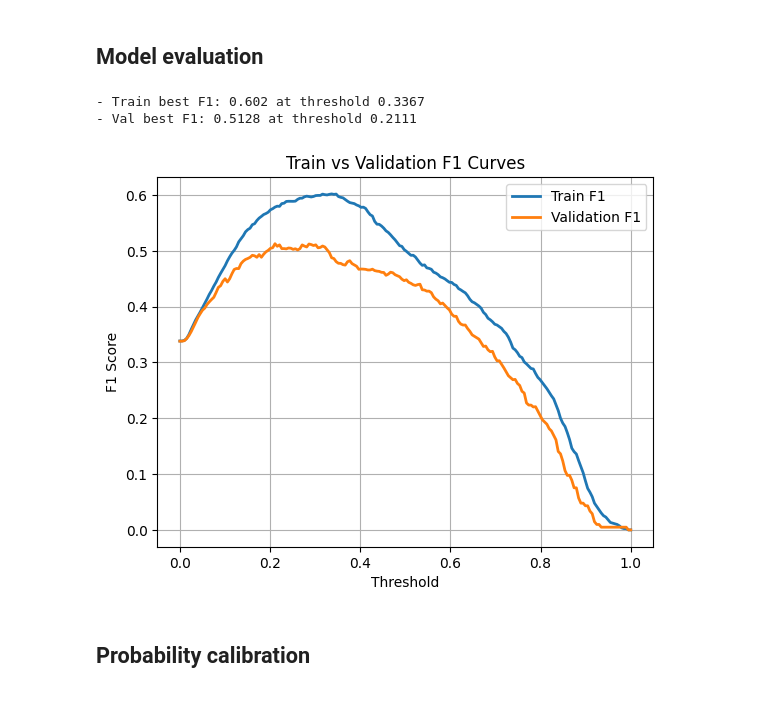
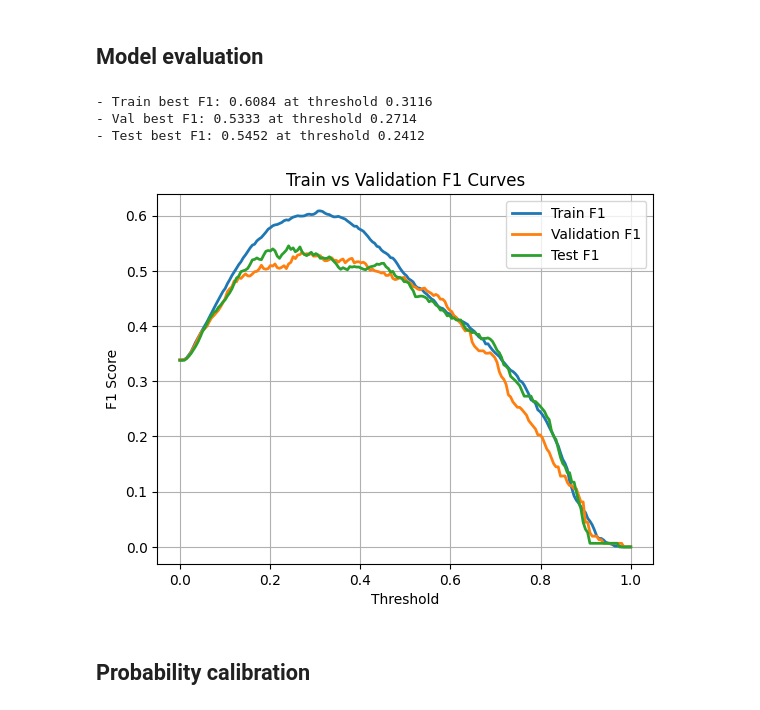
Before and after one commit to ArnauFabregat/probability_estimation, a Jupyter notebook: notebooks/xgboost.ipynb, the cells around one changed output. Cells and saved outputs as stored; diff of their text form; code cells hidden in the pictures.

```diff
--- a/notebooks/xgboost.ipynb
+++ b/notebooks/xgboost.ipynb
@@ -51,10 +51,13 @@ print(f"Imbalance Ratio: {ir_tr:.2f} (n0={n0}, n1={n1})")
 # %% [output]
 Imbalance Ratio: 3.91 (n0=7963, n1=2037)
 # %%
-# Train / validation split
-x_tr, x_val, y_tr, y_val = train_test_split(
-    X, y, test_size=0.2, random_state=42, stratify=y
+# Train / validation / test split
+x_tr, x_val_test, y_tr, y_val_test = train_test_split(
+    X, y, test_size=0.3, random_state=42, stratify=y
 )
+x_val, x_test, y_val, y_test = train_test_split(
+    x_val_test, y_val_test, test_size=0.5, random_state=42, stratify=y_val_test
+)
 # %% [markdown]
 ## Init and fit the model
 # %%
@@ -111,31 +114,36 @@ XGBClassifier(base_score=None, booster=None, callbacks=None,
 # %% [markdown]
 ## Model evaluation
 # %%
-# Predict probs on validation set
+# Predict probs on train/validation/test set
 probs_tr = model.predict_proba(x_tr)[:, 1]
 probs_val = model.predict_proba(x_val)[:, 1]
+probs_test = model.predict_proba(x_test)[:, 1]
 
 # Compute best threshold & F1
 best_t_tr, best_f1_tr, f1_tr_curve, thresholds = get_best_f1(y_tr, probs_tr)
 best_t_val, best_f1_val, f1_val_curve, _ = get_best_f1(y_val, probs_val)
+best_t_test, best_f1_test, f1_test_curve, _ = get_best_f1(y_test, probs_test)
 
 print("- Train best F1:", round(best_f1_tr, 4), "at threshold", round(best_t_tr, 4))
 print("- Val best F1:", round(best_f1_val, 4), "at threshold", round(best_t_val, 4))
+print("- Test best F1:", round(best_f1_test, 4), "at threshold", round(best_t_test, 4))
 # %% [output]
-- Train best F1: 0.602 at threshold 0.3367
-- Val best F1: 0.5128 at threshold 0.2111
+- Train best F1: 0.6084 at threshold 0.3116
+- Val best F1: 0.5333 at threshold 0.2714
+- Test best F1: 0.5452 at threshold 0.2412
 # %%
 plt.plot(thresholds, f1_tr_curve, label="Train F1", linewidth=2)
 plt.plot(thresholds, f1_val_curve, label="Validation F1", linewidth=2)
+plt.plot(thresholds, f1_test_curve, label="Test F1", linewidth=2)
 
 plt.xlabel("Threshold")
 plt.ylabel("F1 Score")
 plt.title("Train vs Validation F1 Curves")
 plt.legend()
 plt.grid(True)
 plt.show()
 # %% [output]
-[figure, old version]
+[figure, new version]
 # %% [markdown]
 ## Probability calibration
 # %%
```
Also changed, not shown: parts of 10 cells of this notebook, 3 other files.
